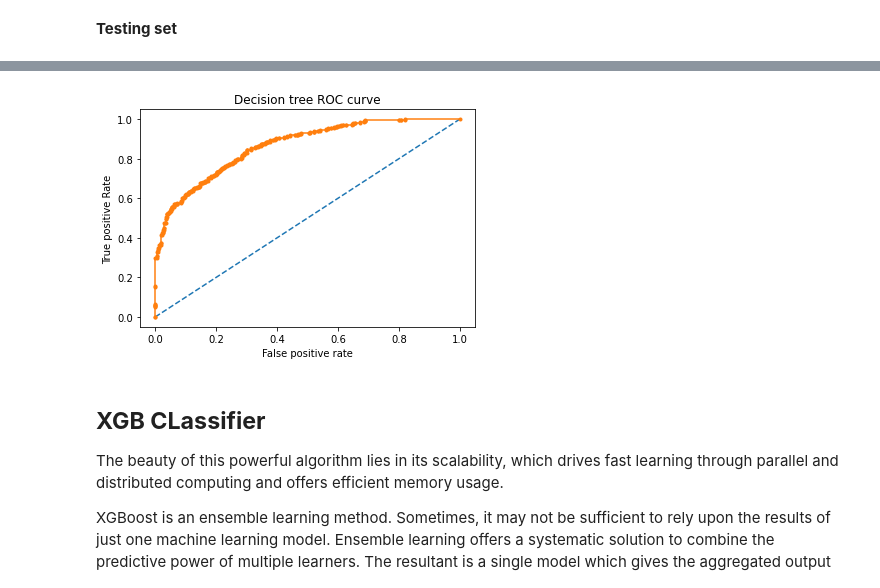
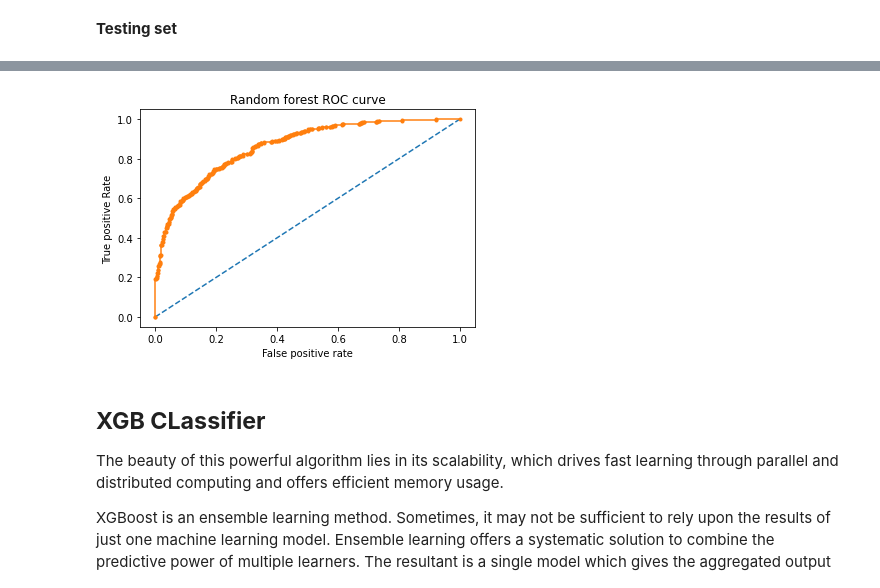
Before and after one commit to ShubhKjoshi/Cardiovascular_Risk-prediction, a Jupyter notebook: Cardiovascular_Risk_Prediction.ipynb, the cells around one changed output, grey strips where cells are left out. Cells and saved outputs as stored; diff of their text form; code cells hidden in the pictures.

```diff
--- a/Cardiovascular_Risk_Prediction.ipynb
+++ b/Cardiovascular_Risk_Prediction.ipynb
@@ -1087,19 +1083,19 @@ ROC_AUC : 0.8658
 # %%
 # Getting the prediction probabilities for test set
 y_pred_proba_rf = model_obj.predict_proba(X_test)[:,1]   #calculating probabilities for X_test
 
 # Getting parameters for ROC curve
 fpr, tpr, thresholds = roc_curve(Y_test, y_pred_proba_rf)  # calculating roc_curve
 
 # Plotting the ROC curve
 plt.plot([0,1],[0,1],linestyle ='--')
 plt.plot(fpr,tpr, marker ='.')
 plt.xlabel('False positive rate')    #setting xlabel
 plt.ylabel('True positive Rate')     #setting ylabel
-plt.title('Decision tree ROC curve')  #setting title
+plt.title('Random forest ROC curve')  #setting title
 plt.show()
 # %% [output]
-[figure, old version]
+[figure, new version]
 # %% [markdown]
 ## **XGB CLassifier**
 
```
Also changed, not shown: parts of 79 cells of this notebook.
